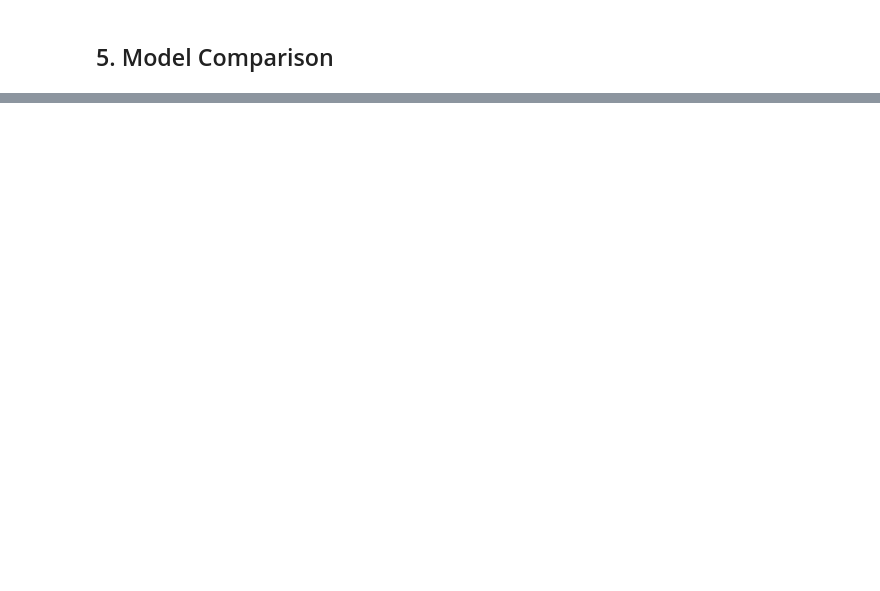
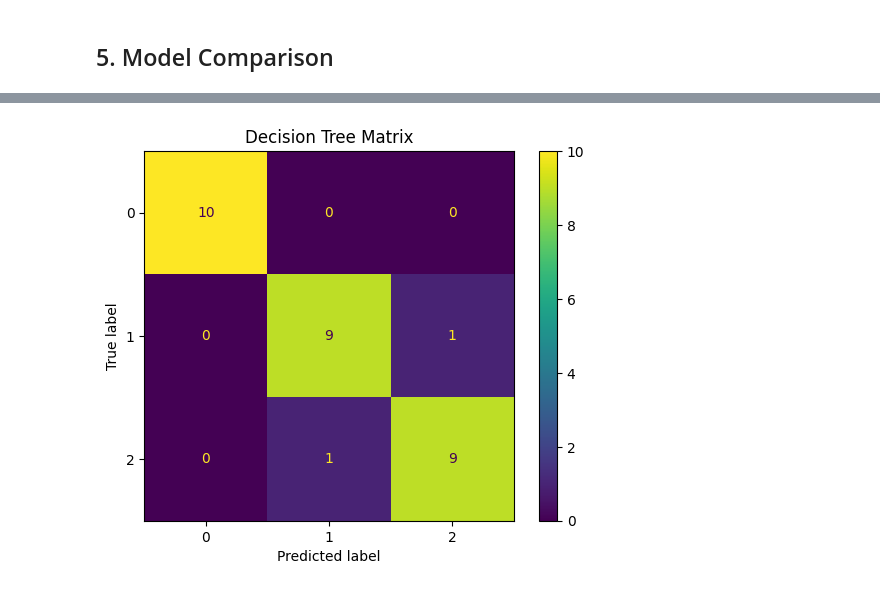
Before and after one commit to mohammadSous/iris-classification, a Jupyter notebook: main.ipynb, the cells around one changed output, grey strips where cells are left out. Cells and saved outputs as stored; diff of their text form; code cells hidden in the pictures; blank space fills up the shorter version.

```diff
--- a/main.ipynb
+++ b/main.ipynb
@@ -225,19 +240,20 @@ Best CV Score: 0.9666666666666668
 # %% [markdown]
 ### 4.3 decision tree
 # %%
-dt = DecisionTreeClassifier(random_state=42)
+pipe_dt = Pipeline([
+    ("model", DecisionTreeClassifier(random_state=42))
+])
 
-dt_para = {
-    'criterion': ['gini'],
-    'max_depth': [3, 5, None],
-    'min_samples_split': [2, 10]
+dt_params = {
+    'model__criterion': ['gini'],
+    'model__max_depth': [3, 5, None],
+    'model__min_samples_split': [2, 10]
 }
 
-best_dt = GridSearchCV(estimator=dt, param_grid= dt_para, cv=5)
+best_dt = GridSearchCV(estimator=pipe_dt, param_grid= dt_params, cv=5)
 best_dt.fit(X_train,y_train)
 y_pred_best_dt = best_dt.predict(X_test)
 
-print(y_pred_best_dt)
 
 print("Winner Parameters:", best_dt.best_params_)
 print("Best CV Score:", best_dt.best_score_)
@@ -353,0 +419,6 @@ df_metrics.set_index('Model').plot(kind='bar', figsize=(12, 6), rot = 0)
+# %%
+ConfusionMatrixDisplay.from_predictions(y_test,y_pred_best_dt)
+plt.title("Decision Tree Matrix")
+plt.show()
+# %% [output]
+[figure, added]
```
Also changed, not shown: parts of 24 cells of this notebook, 2 other files.
